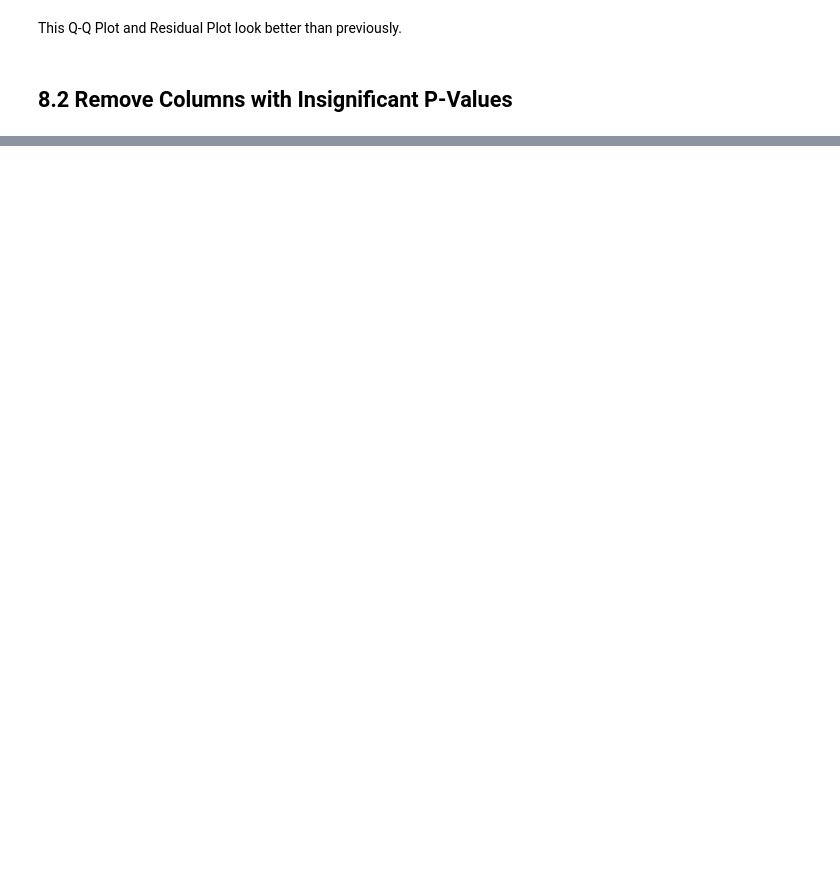
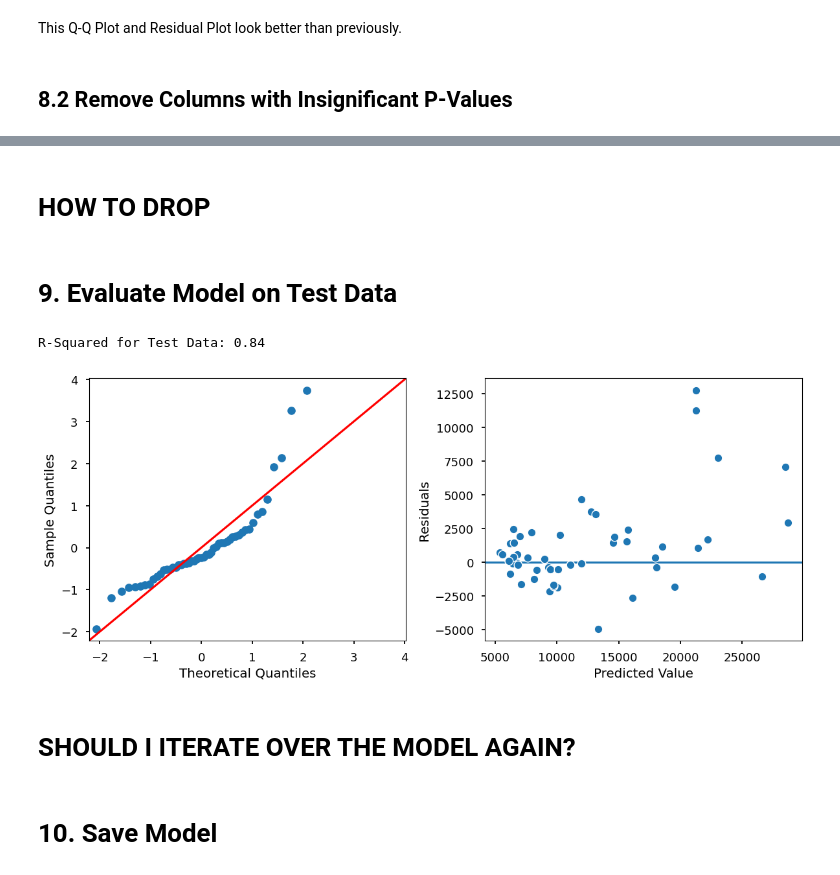
Before and after one commit to kellianneyang/car-price-prediction, a Jupyter notebook: linear_regression_in_statsmodels_practice.ipynb, the cells around one changed output, grey strips where cells are left out. Drawn from its saved outputs; the diff is of its cells as text; code cells hidden in the pictures; blank space fills up the shorter version.

```diff
--- a/linear_regression_in_statsmodels_practice.ipynb
+++ b/linear_regression_in_statsmodels_practice.ipynb
@@ -815,0 +817,16 @@ fuelsystem: 7 out of 8 were insignificant; we will drop this.
+# %% [markdown]
+# HOW TO DROP
+# %% [markdown]
+# 9. Evaluate Model on Test Data
+# %%
+# evaluate test data with r2 score
+r2_test = r2_score(y_test_cln, result.predict(X_test_cln))
+print(f"R-Squared for Test Data: {r2_test:.2f}")
+evaluate_ols(result, X_test_cln, y_test_cln)
+# %% [output]
+R-Squared for Test Data: 0.84
+[figure, added]
+# %% [markdown]
+# SHOULD I ITERATE OVER THE MODEL AGAIN?
+# %% [markdown]
+# 10. Save Model
```
Also changed, not shown: parts of 22 cells of this notebook.
